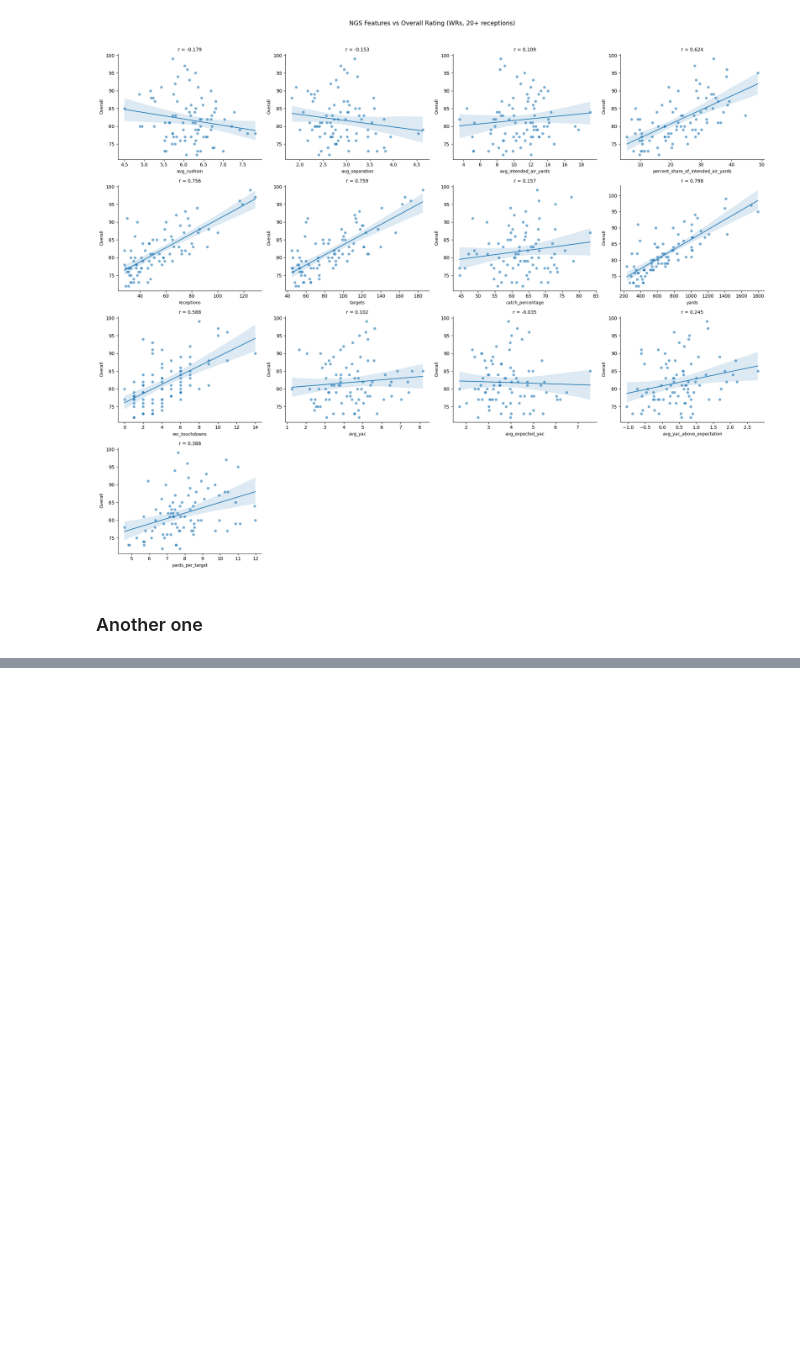
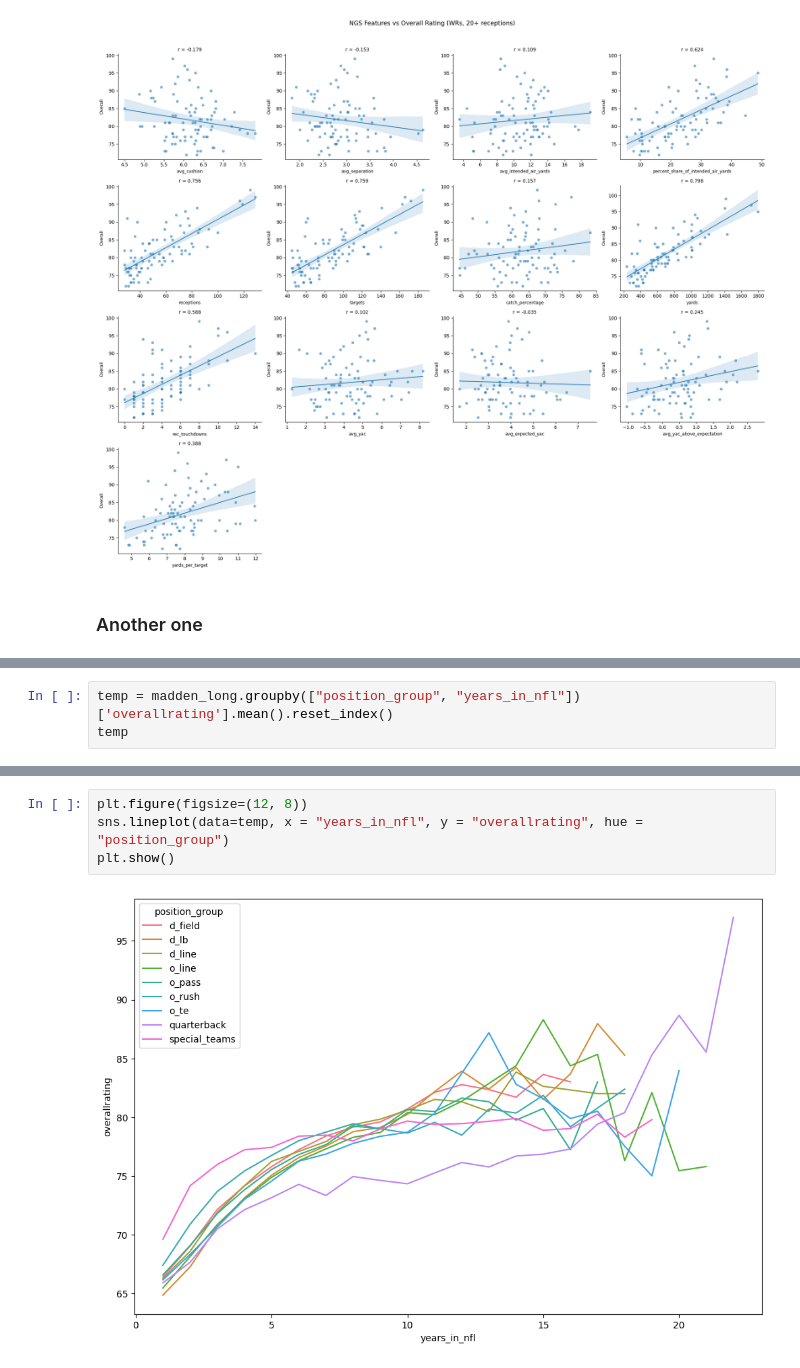
Before and after one commit to CharlieHubbard7/NFLResearch, a Jupyter notebook: NFL_Research_(5_26_26).ipynb, the cells around one changed output, grey strips where cells are left out. Drawn from its saved outputs; the diff is of its cells as text; blank space fills up the shorter version.

```diff
--- a/NFL_Research_(5_26_26).ipynb
+++ b/NFL_Research_(5_26_26).ipynb
@@ -892,0 +940,3 @@ ff_opportunity
+# %%
+temp = madden_long.groupby(["position_group", "years_in_nfl"])['overallrating'].mean().reset_index()
+temp
@@ -892,0 +957,6 @@ ff_opportunity
+# %%
+plt.figure(figsize=(12, 8))
+sns.lineplot(data=temp, x = "years_in_nfl", y = "overallrating", hue = "position_group")
+plt.show()
+# %% [output]
+[figure, added]
```
Also changed, not shown: parts of 20 cells of this notebook.
